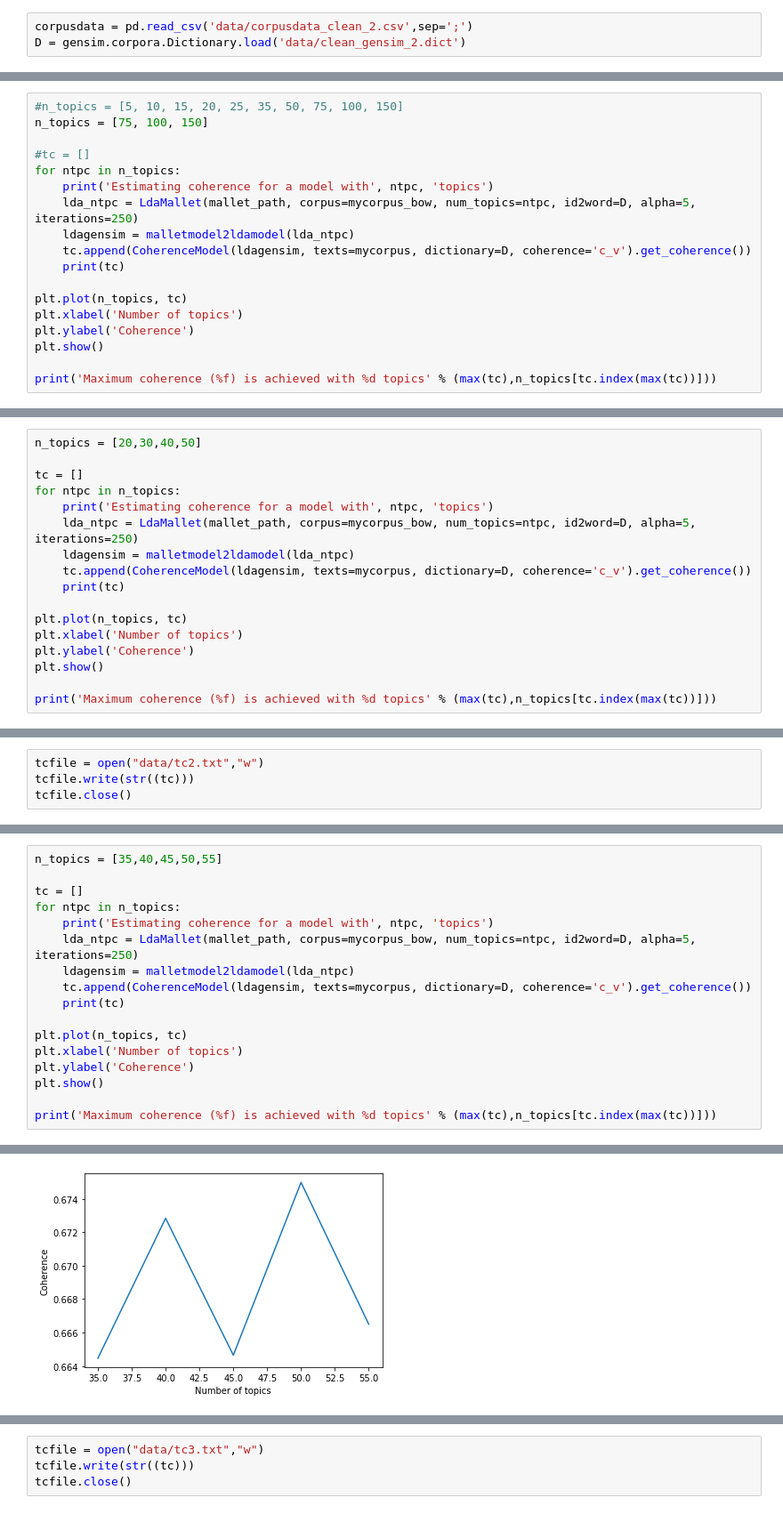
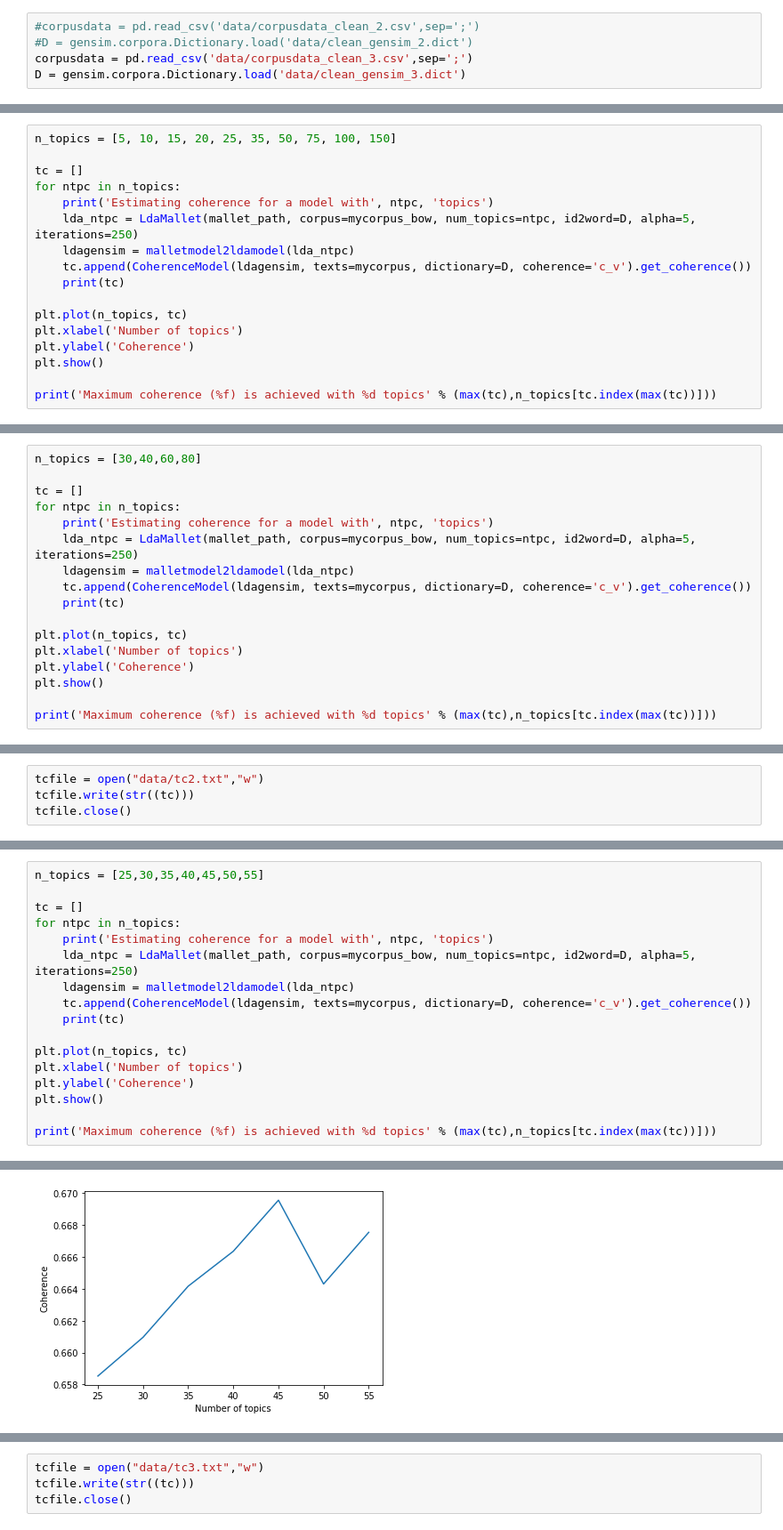
Before and after one commit to celiaromero/mythesis, a Jupyter notebook: topic_modeling.ipynb, the cells around one changed output, grey strips where cells are left out. Shown at 89% size. Saved outputs shown, nothing was run; the diff lists cells and outputs as text.

```diff
--- a/topic_modeling.ipynb
+++ b/topic_modeling.ipynb
@@ -404,6 +437,8 @@ D.save('clean_gensim_2.dict')
 # %%
-corpusdata = pd.read_csv('data/corpusdata_clean_2.csv',sep=';')
-D = gensim.corpora.Dictionary.load('data/clean_gensim_2.dict')
+#corpusdata = pd.read_csv('data/corpusdata_clean_2.csv',sep=';')
+#D = gensim.corpora.Dictionary.load('data/clean_gensim_2.dict')
+corpusdata = pd.read_csv('data/corpusdata_clean_3.csv',sep=';')
+D = gensim.corpora.Dictionary.load('data/clean_gensim_3.dict')
 # %% [markdown]
 #### 4.2.3 Create again bag of words
 # %%
@@ -418,8 +453,7 @@ tc = [0.5511522052483604, 0.6098384918306561, 0.6463367284101853, 0.660522299460
 # %%
-#n_topics = [5, 10, 15, 20, 25, 35, 50, 75, 100, 150]
-n_topics = [75, 100, 150]
+n_topics = [5, 10, 15, 20, 25, 35, 50, 75, 100, 150]
 
-#tc = []
+tc = []
 for ntpc in n_topics:
     print('Estimating coherence for a model with', ntpc, 'topics')
     lda_ntpc = LdaMallet(mallet_path, corpus=mycorpus_bow, num_topics=ntpc, id2word=D, alpha=5, iterations=250)
@@ -452,5 +499,5 @@ tcfile.close()
 # %%
-n_topics = [20,30,40,50]
+n_topics = [30,40,60,80]
 
 tc = []
 for ntpc in n_topics:
@@ -484,5 +533,5 @@ tcfile.close()
 # %%
-n_topics = [35,40,45,50,55]
+n_topics = [25,30,35,40,45,50,55]
 
 tc = []
 for ntpc in n_topics:
@@ -512 +565 @@ Estimating coherence for a model with 55 topics
-[figure, old version]
+[figure, new version]
```
Also changed, not shown: parts of 32 cells of this notebook.
